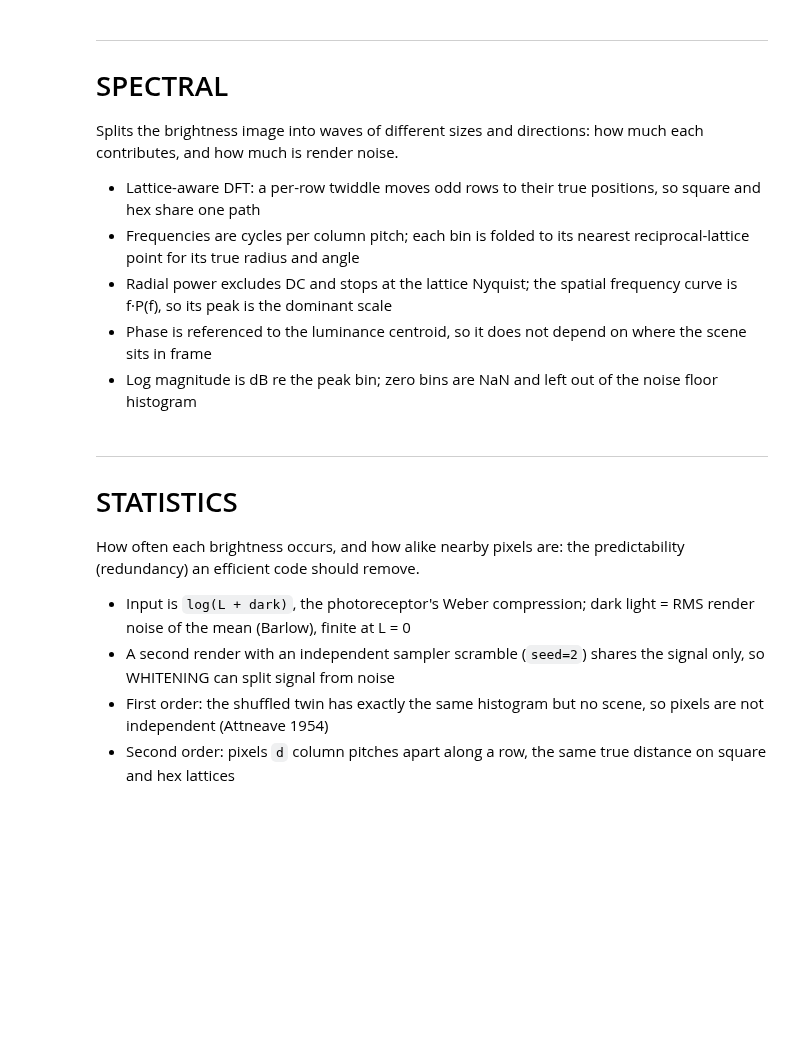
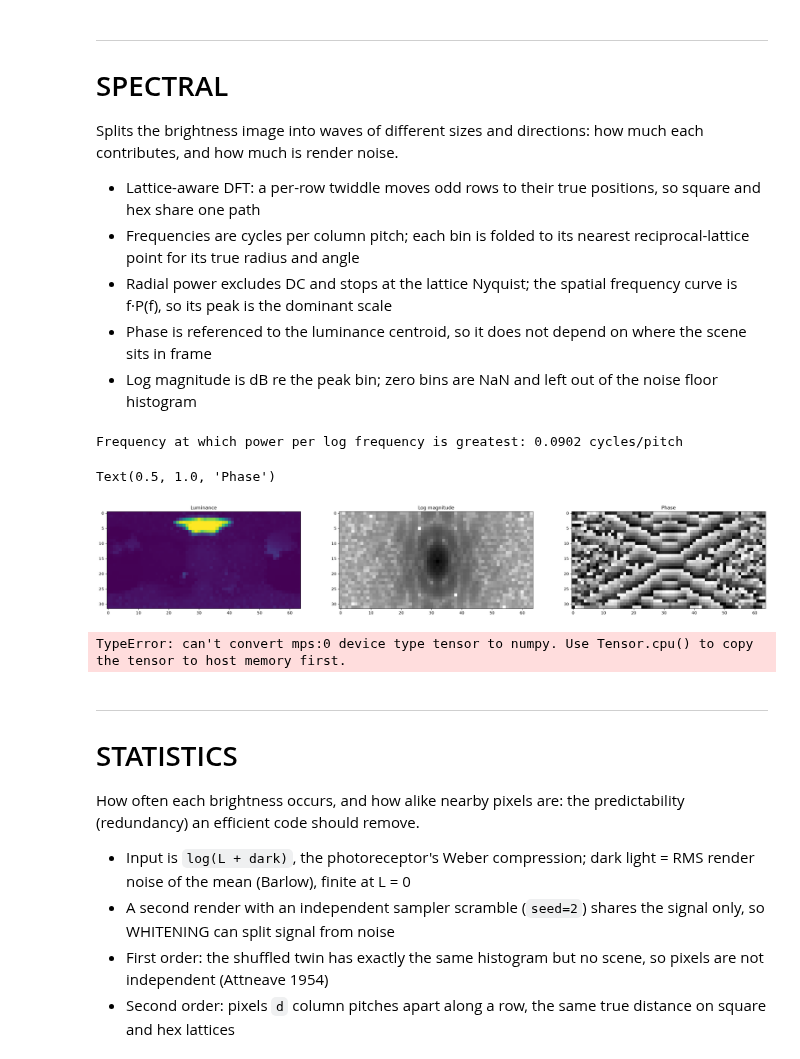
Before and after one commit to epochlab/NN, a Jupyter notebook: efficient_coding.ipynb, the cells around one changed output. Drawn from its saved outputs; the diff is of its cells as text; code cells hidden in the pictures; blank space fills up the shorter version.

```diff
--- a/efficient_coding.ipynb
+++ b/efficient_coding.ipynb
@@ -35,71 +115,79 @@ Splits the brightness image into waves of different sizes and directions: how mu
 - Log magnitude is dB re the peak bin; zero bins are NaN and left out of the noise floor histogram
 # %%
 row_pitch, row_shift = lattice_geometry(rendercam)
-img = frame["luminance"][..., 0]
-twiddle = row_twiddle(img.shape, row_shift)
+img = torch.from_numpy(frame["luminance"][..., 0]).to(DEVICE)
+twiddle = row_twiddle(img.shape, row_shift, DEVICE)
 spectrum = fft(img, twiddle)
-fy, fx = bin_freq(img.shape, row_pitch)
+fy, fx = bin_freq(img.shape, row_pitch, DEVICE)
 radius_sq, true_fy, true_fx = alias_radius_sq(fy, fx, row_pitch, row_shift)
-radius = np.sqrt(radius_sq)
-mag = np.abs(spectrum)
+radius = radius_sq.sqrt()
+mag = spectrum.abs()
 
 bin_width = 1.0 / min(img.shape[1], img.shape[0] * row_pitch)
-nyquist = 0.5 * min(1.0 / row_pitch, np.hypot(1.0, row_shift / row_pitch))
-# DC excluded
-power, edges = np.histogram(radius, bins=np.arange(0.0, radius.max() + bin_width, bin_width), weights=np.where(radius > 0, mag**2, 0.0))
+nyquist = 0.5 * min(1.0 / row_pitch, math.hypot(1.0, row_shift / row_pitch))
+ring_index = (radius / bin_width).long()
+power = torch.zeros(int(ring_index.max()) + 1, device=DEVICE).index_add_(0, ring_index.flatten(), torch.where(radius > 0, mag ** 2, 0).flatten())
+edges = torch.arange(power.numel() + 1, device=DEVICE) * bin_width
 centres = 0.5 * (edges[1:] + edges[:-1])
 inside = edges[1:] <= nyquist
 log_power = centres * power
-peak = np.argmax(np.where(inside, log_power, 0.0))
-print(f"Frequency at which power per log frequency is greatest: {centres[peak]:.4f} cycles/pitch")
+peak = torch.where(inside, log_power, 0).argmax()
+print(f"Frequency at which power per log frequency is greatest: {centres[peak].item():.4f} cycles/pitch")
 
 total = img.sum()
-cx = (np.arange(img.shape[1]) @ img.sum(axis=0) + row_shift * img[1::2].sum()) / total
-cy = row_pitch * (np.arange(img.shape[0]) @ img.sum(axis=1)) / total
-phase = np.angle(spectrum * np.exp(2j * np.pi * (fx[None, :] * cx + fy[:, None] * cy)))
-log_mag = 20 * np.log10(mag / mag.max(), out=np.full_like(mag, np.nan), where=mag > 0)
+cx = (torch.arange(img.shape[1], device=DEVICE, dtype=img.dtype) @ img.sum(0) + row_shift * img[1::2].sum()) / total
+cy = row_pitch * (torch.arange(img.shape[0], device=DEVICE, dtype=img.dtype) @ img.sum(1)) / total
+phase = torch.angle(spectrum * torch.exp(2j * math.pi * (fx[None, :] * cx + fy[:, None] * cy)))
+log_mag = torch.where(mag > 0, 20 * torch.log10(mag / mag.max()), torch.nan)
+# %% [output]
+Frequency at which power per log frequency is greatest: 0.0902 cycles/pitch
 # %%
 fig, (ax_lum, ax_mag, ax_phase) = plt.subplots(1, 3, figsize=[30,10])
-ax_lum.imshow(img)
+ax_lum.imshow(host(img))
 ax_lum.set_title("Luminance")
 
-ax_mag.imshow(np.fft.fftshift(log_mag), cmap="binary")
+ax_mag.imshow(host(torch.fft.fftshift(log_mag)), cmap="binary")
 ax_mag.set_title("Log magnitude")
 
-ax_phase.imshow(np.fft.fftshift(phase), cmap="binary")
+ax_phase.imshow(host(torch.fft.fftshift(phase)), cmap="binary")
 ax_phase.set_title("Phase")
+# %% [output]
+Text(0.5, 1.0, 'Phase')
+[figure, added]
 # %%
-power_2d = mag**2
-theta = np.arctan2(true_fy, true_fx)
+power_2d = mag ** 2
+theta = torch.atan2(true_fy, true_fx)
 
 fig, ax = plt.subplots(1, 5, figsize=[25, 5])
 
-ax[0].plot(centres[inside], log_power[inside], lw=1)
-ax[0].axvline(centres[peak], color="r", lw=1)
+ax[0].plot(host(centres[inside]), host(log_power[inside]), lw=1)
+ax[0].axvline(centres[peak].item(), color="r", lw=1)
 ax[0].set_title("Spatial frequency")
 ax[0].set_xlabel("Radius (cycles/pitch)"), ax[0].set_ylabel("Power per log frequency")
 ax[0].set_ylim(bottom=0)
 
-ax[1].plot(edges[1:], np.cumsum(power) / power.sum(), lw=1)
+ax[1].plot(host(edges[1:]), host(power.cumsum(0) / power.sum()), lw=1)
 ax[1].set_title("Cumulative energy")
 ax[1].set_xlabel("Radius (cycles/pitch)"), ax[1].set_ylabel("Fraction of AC power")
 
-ax[2].semilogy(np.fft.fftshift(fx), np.fft.fftshift(power_2d.sum(axis=0)), lw=1, label="fx")
-ax[2].semilogy(np.fft.fftshift(fy), np.fft.fftshift(power_2d.sum(axis=1)), lw=1, label="fy")
+ax[2].semilogy(host(torch.fft.fftshift(fx)), host(torch.fft.fftshift(power_2d.sum(0))), lw=1, label="fx")
+ax[2].semilogy(host(torch.fft.fftshift(fy)), host(torch.fft.fftshift(power_2d.sum(1))), lw=1, label="fy")
 ax[2].set_title("Marginal spectra")
 ax[2].set_xlabel("Frequency (cycles/pitch)"), ax[2].set_ylabel("Power")
 ax[2].legend()
 
-ax[3].hist(log_mag[np.isfinite(log_mag)], bins=100)
+ax[3].hist(host(log_mag[log_mag.isfinite()]), bins=100)
 ax[3].set_title("Noise floor")
 ax[3].set_xlabel("Magnitude (dB re peak)"), ax[3].set_ylabel("Bins")
 
 ring = (radius > 0) & (radius <= nyquist)
-ax[4].hist(theta[ring], bins=36, range=(-np.pi, np.pi), weights=power_2d[ring])
+ax[4].hist(host(theta[ring]), bins=36, range=(-math.pi, math.pi), weights=host(power_2d[ring]))
 ax[4].set_title("Angular power")
 ax[4].set_xlabel("Angle (rad)"), ax[4].set_ylabel("Power")
 
 for a in ax: a.grid(alpha=0.25)
+# %% [output]
+TypeError: can't convert mps:0 device type tensor to numpy. Use Tensor.cpu() to copy the tensor to host memory first.
 # %% [markdown]
 ---
 # STATISTICS
```
Also changed, not shown: parts of 24 cells of this notebook, 2 other files.
